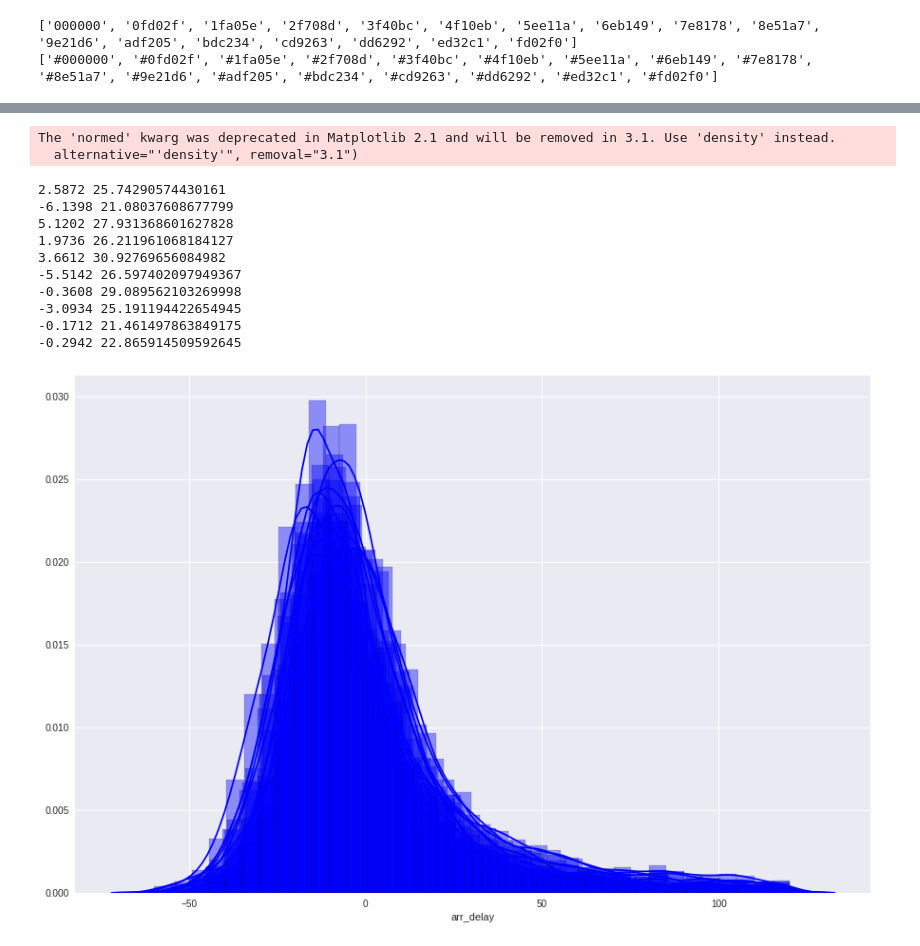
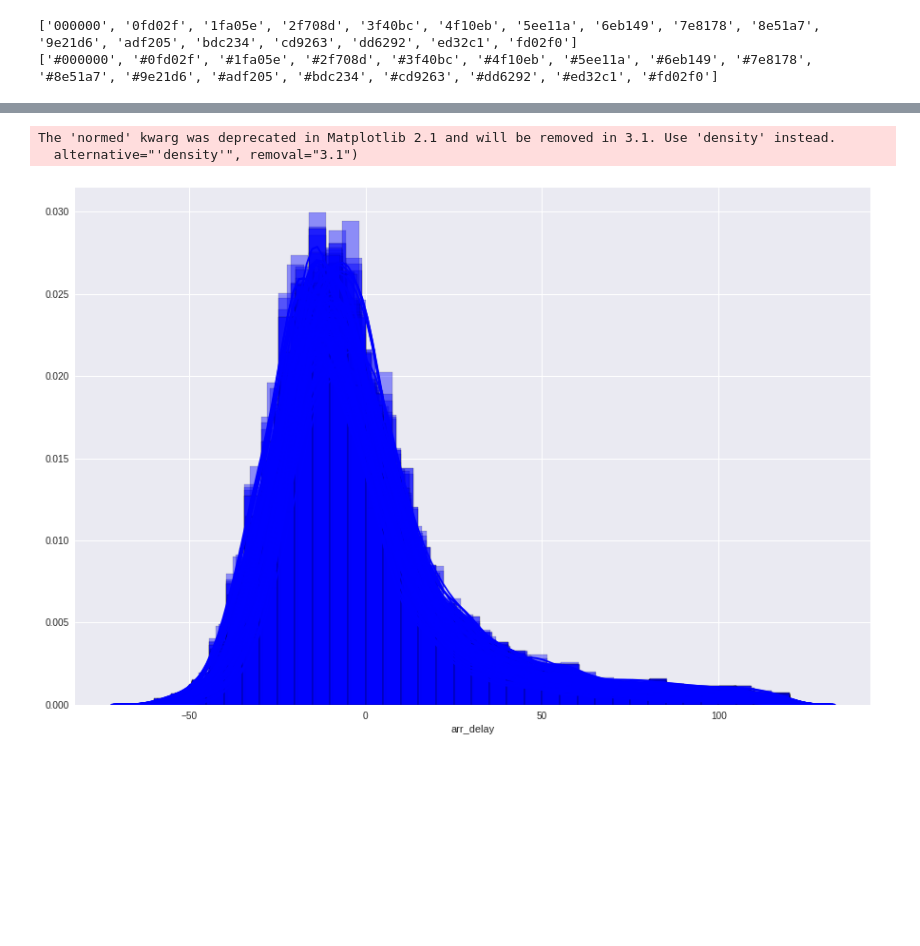
Before and after one commit to saindeepak/Data_analysis, a Jupyter notebook: Untitled0.ipynb, the cells around one changed output, grey strips where cells are left out. Drawn from its saved outputs; the diff is of its cells as text; code cells hidden in the pictures; blank space fills up the shorter version.

```diff
--- a/Untitled0.ipynb
+++ b/Untitled0.ipynb
@@ -140,24 +140,15 @@ Text(0, 0.5, 'Flights')
 # %%
-b,v=0,[]
-for i in range(10):
+import random
+v=[]
+for i in range(100):
+  b = random.randint(0,45000)
   c=b+5000
   a=dataset[b:c]
-  b = c
   sns.distplot(a['arr_delay'],kde = True,color = 'blue',bins = int(180/5),hist_kws={'edgecolor':'black'} )
   v.append(np.mean(a['arr_delay']))
-  print(np.mean(a['arr_delay']),np.std(a['arr_delay']))
+ # print(np.mean(a['arr_delay']),np.std(a['arr_delay']))
 # %% [output]
 The 'normed' kwarg was deprecated in Matplotlib 2.1 and will be removed in 3.1. Use 'density' instead.
   alternative="'density'", removal="3.1")
-2.5872 25.74290574430161
--6.1398 21.08037608677799
-5.1202 27.931368601627828
-1.9736 26.211961068184127
-3.6612 30.92769656084982
--5.5142 26.597402097949367
--0.3608 29.089562103269998
--3.0934 25.191194422654945
--0.1712 21.461497863849175
--0.2942 22.865914509592645
-[figure, old version]
+[figure, new version]
 # %%
```
Also changed, not shown: parts of 5 cells of this notebook.
